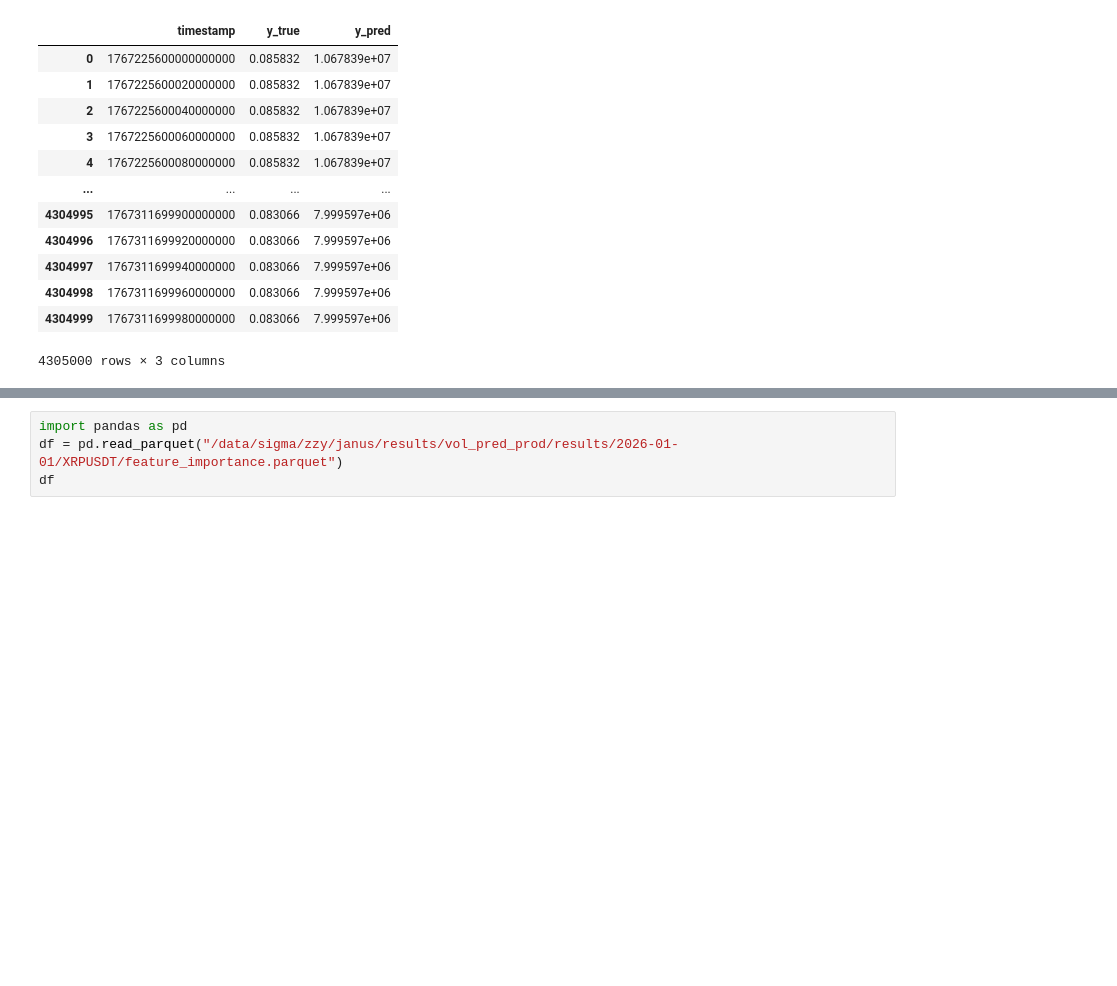
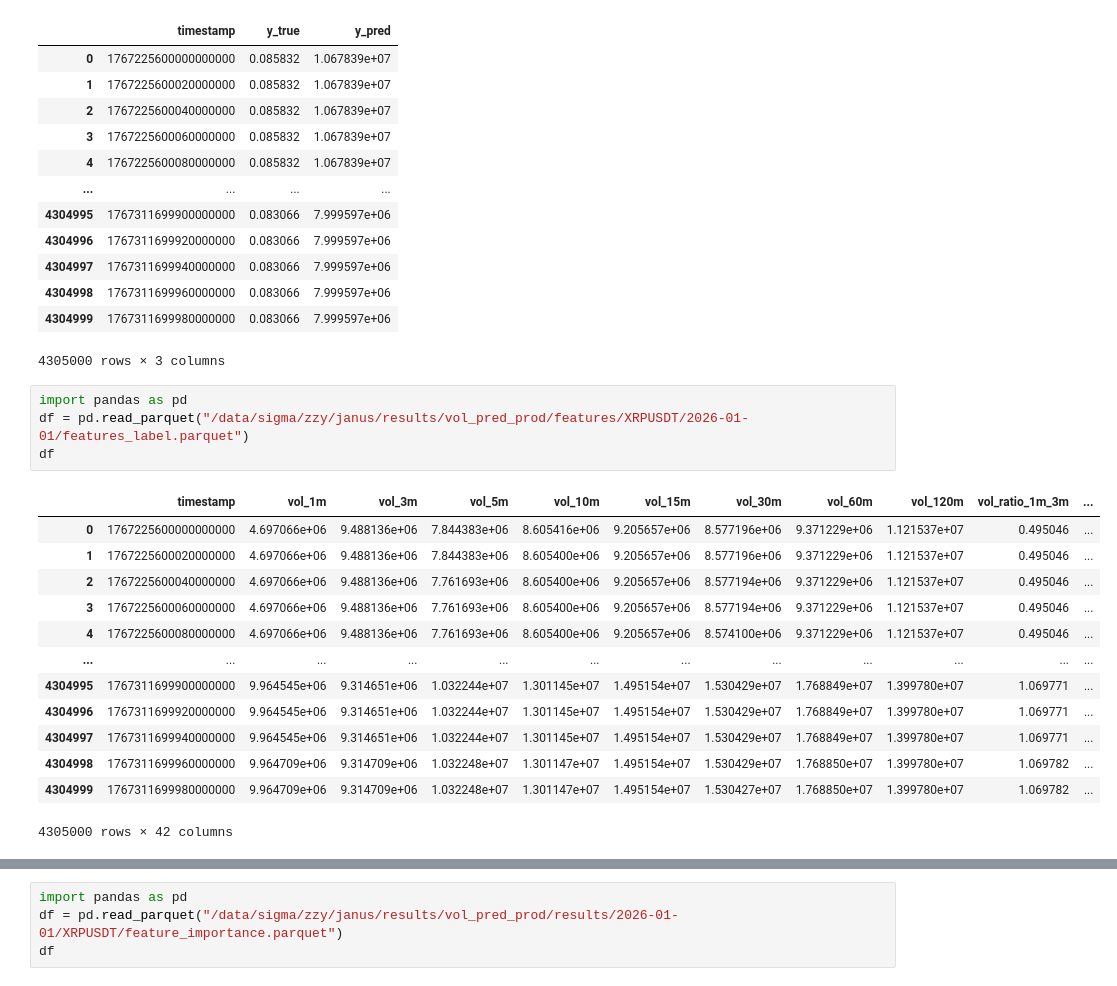
Before and after one commit to zhanyi136/janus_vol_pred, a Jupyter notebook: janus_vol_pred/analysis/data.ipynb, the cells around one changed output, grey strips where cells are left out. Saved outputs shown, nothing was run; the diff lists cells and outputs as text; blank space fills up the shorter version.

```diff
--- a/janus_vol_pred/analysis/data.ipynb
+++ b/janus_vol_pred/analysis/data.ipynb
@@ -174,3 +207,21 @@ df
 | 4304998 | 1767311699960000000 | 0.083066 | 7.999597e+06 |
 | 4304999 | 1767311699980000000 | 0.083066 | 7.999597e+06 |
 4305000 rows × 3 columns
+# %%
+import pandas as pd
+df = pd.read_parquet("/data/sigma/zzy/janus/results/vol_pred_prod/features/XRPUSDT/2026-01-01/features_label.parquet")
+df
+# %% [output]
+|  | timestamp | vol_1m | vol_3m | vol_5m | vol_10m | vol_15m | vol_30m | vol_60m | vol_120m | vol_ratio_1m_3m | ... |
+| 0 | 1767225600000000000 | 4.697066e+06 | 9.488136e+06 | 7.844383e+06 | 8.605416e+06 | 9.205657e+06 | 8.577196e+06 | 9.371229e+06 | 1.121537e+07 | 0.495046 | ... |
+| 1 | 1767225600020000000 | 4.697066e+06 | 9.488136e+06 | 7.844383e+06 | 8.605400e+06 | 9.205657e+06 | 8.577196e+06 | 9.371229e+06 | 1.121537e+07 | 0.495046 | ... |
+| 2 | 1767225600040000000 | 4.697066e+06 | 9.488136e+06 | 7.761693e+06 | 8.605400e+06 | 9.205657e+06 | 8.577194e+06 | 9.371229e+06 | 1.121537e+07 | 0.495046 | ... |
+| 3 | 1767225600060000000 | 4.697066e+06 | 9.488136e+06 | 7.761693e+06 | 8.605400e+06 | 9.205657e+06 | 8.577194e+06 | 9.371229e+06 | 1.121537e+07 | 0.495046 | ... |
+| 4 | 1767225600080000000 | 4.697066e+06 | 9.488136e+06 | 7.761693e+06 | 8.605400e+06 | 9.205657e+06 | 8.574100e+06 | 9.371229e+06 | 1.121537e+07 | 0.495046 | ... |
+| ... | ... | ... | ... | ... | ... | ... | ... | ... | ... | ... | ... |
+| 4304995 | 1767311699900000000 | 9.964545e+06 | 9.314651e+06 | 1.032244e+07 | 1.301145e+07 | 1.495154e+07 | 1.530429e+07 | 1.768849e+07 | 1.399780e+07 | 1.069771 | ... |
+| 4304996 | 1767311699920000000 | 9.964545e+06 | 9.314651e+06 | 1.032244e+07 | 1.301145e+07 | 1.495154e+07 | 1.530429e+07 | 1.768849e+07 | 1.399780e+07 | 1.069771 | ... |
+| 4304997 | 1767311699940000000 | 9.964545e+06 | 9.314651e+06 | 1.032244e+07 | 1.301145e+07 | 1.495154e+07 | 1.530429e+07 | 1.768849e+07 | 1.399780e+07 | 1.069771 | ... |
+| 4304998 | 1767311699960000000 | 9.964709e+06 | 9.314709e+06 | 1.032248e+07 | 1.301147e+07 | 1.495154e+07 | 1.530429e+07 | 1.768850e+07 | 1.399780e+07 | 1.069782 | ... |
+| 4304999 | 1767311699980000000 | 9.964709e+06 | 9.314709e+06 | 1.032248e+07 | 1.301147e+07 | 1.495154e+07 | 1.530427e+07 | 1.768850e+07 | 1.399780e+07 | 1.069782 | ... |
+4305000 rows × 42 columns
```
Also changed, not shown: parts of 14 cells of this notebook, 3 other files.
